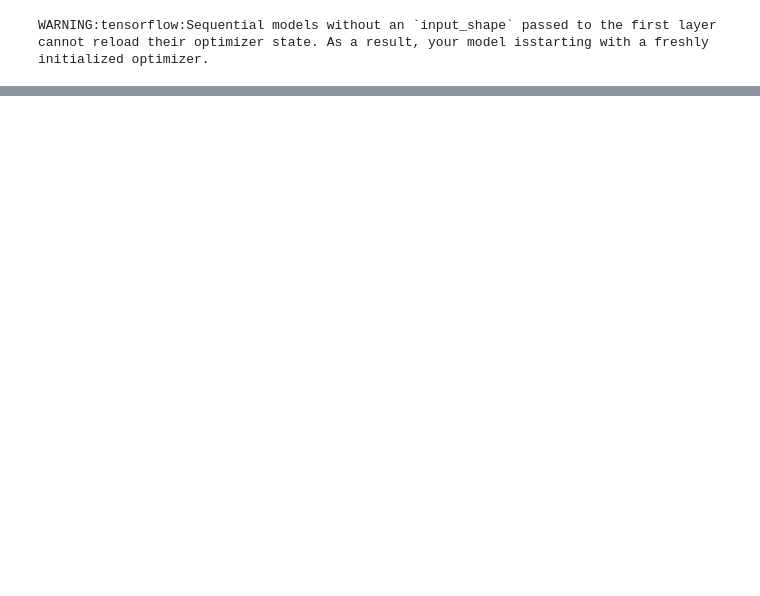
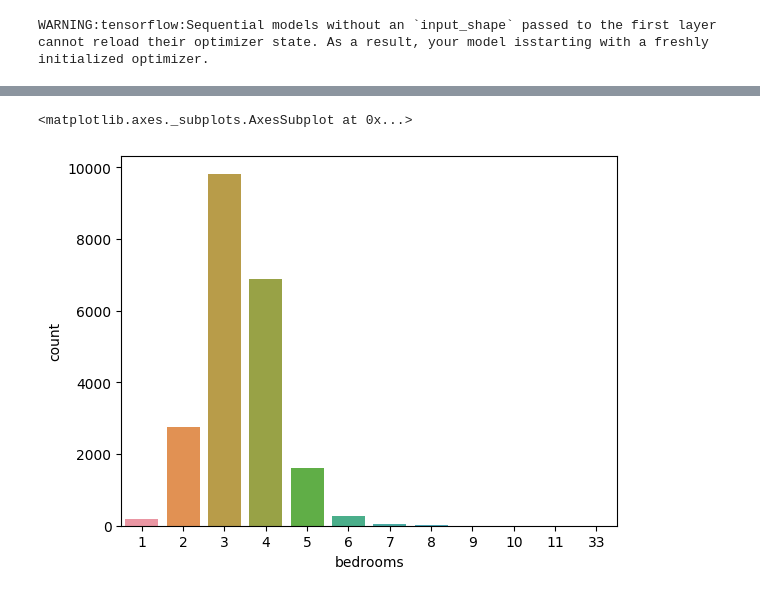
Before and after one commit to Brijendra07/Deep-Learning-using-TensorFlow, a Jupyter notebook: 4. Basic Artifical Neural Networks.ipynb, the cells around one changed output, grey strips where cells are left out. Cells and saved outputs as stored; diff of their text form; code cells hidden in the pictures; blank space fills up the shorter version.

```diff
--- a/4. Basic Artifical Neural Networks.ipynb
+++ b/4. Basic Artifical Neural Networks.ipynb
@@ -216,0 +277,5 @@ array([[428.2167]], dtype=float32)
+# %%
+sns.countplot(df['bedrooms'])
+# %% [output]
+<matplotlib.axes._subplots.AxesSubplot at 0x...>
+[figure, added]
```
Also changed, not shown: parts of 70 cells of this notebook.
